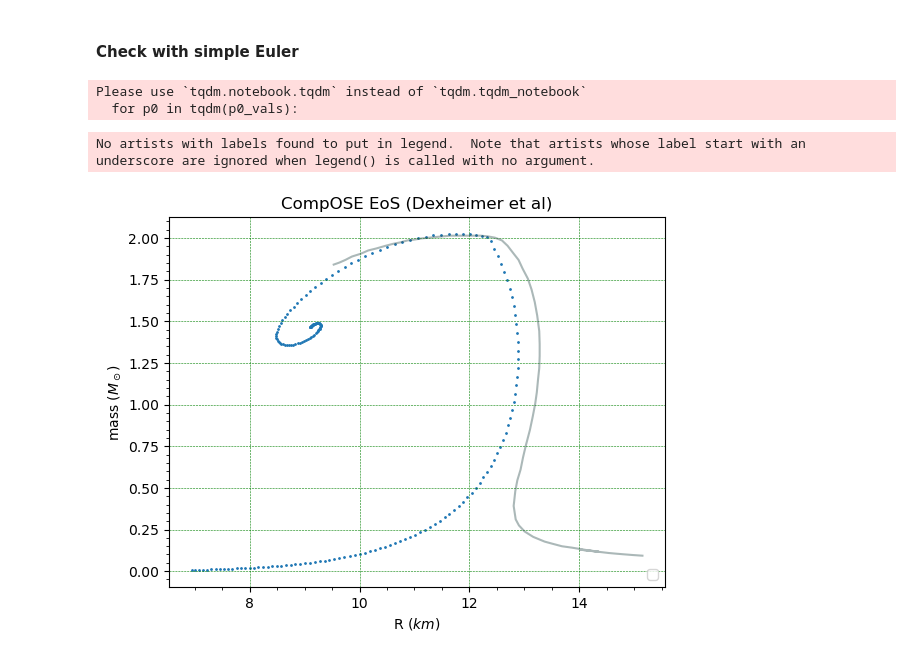
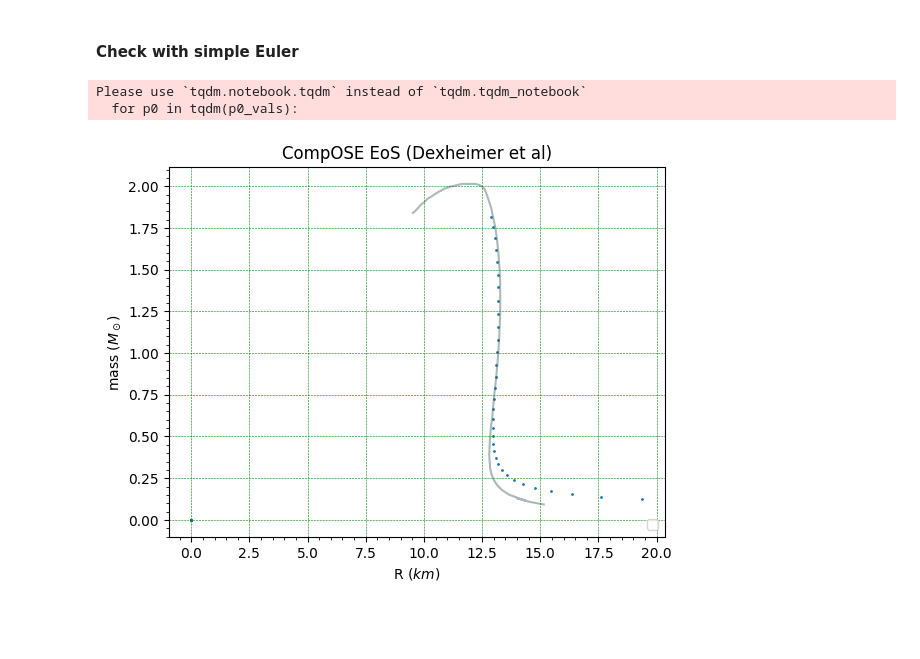
Before and after one commit to RiccardoMar/Numerical_project, a Jupyter notebook: TOV.ipynb, the cells around one changed output. Cells and saved outputs as stored; diff of their text form; code cells hidden in the pictures; blank space fills up the shorter version.

```diff
--- a/TOV.ipynb
+++ b/TOV.ipynb
@@ -473,12 +654,12 @@ def simul(R, rmin, N, fu, fx, p0, m0):
     return P,M,r,r_stop
 # %%
-def integrate(Rmax, Rmin, N, dmdr, dpdr, P0, gamma):
+def integrate(dr_init, Rmin, N, dmdr, dpdr, P0, gamma):
 
     m = 0
     p0 = P0
 
-    Peq,M,r,r_stop  = simul(Rmax, Rmin, N, dmdr[0], dpdr[0], p0, m0)
-    Pax,M,r,r_stop1 = simul(Rmax, Rmin, N, dmdr[1], dpdr[1], p0, m0)
+    Peq,M,r,r_stop  = simul(dr_init, Rmin, N, dmdr[0], dpdr[0], p0, m0)
+    Pax,M,r,_ = simul(dr_init, Rmin, N, dmdr[1], dpdr[1], p0, m0)
 
     axes[0].plot(      1e-18*r,            Peq,    c = cm.cool(col), linewidth = 0.2, label = f"$\gamma = ${gamma}, $M = ${M[-1]*0.8e-60*c2:.2f} $M_\odot$")
     axes[1].plot(1e-18*r*gamma,      Pax/gamma,    c = cm.cool(col), linewidth = 0.2, label = f"$\gamma = ${gamma}, $M = ${M[-1]*0.8e-60*c2:.2f} $M_\odot$")
@@ -493,15 +674,15 @@ Note that the number of steps N is chosen in tandem with the cut-off parameter e
 fig, axes = plt.subplots(1, 3, figsize=(12.5, 6.5))
 
 # set integration limits in fm units
-Rmax = 2.2*1e19
+dr_init = 5e16
 Rmin = 1e-15
 # number of steps
-N = 50000
+N = 10000
 gamma_vals =  [1] # np.linspace(0.8,1.2,5)
-p0_vals    =  np.logspace(1,7,150) # np.linspace(10,220,30) #
+p0_vals    =    np.logspace(-1,2,100) # np.linspace(1,200,30) #
 
-eos_pick = 2     # 0 for custom EoS, 1 for CompOSE input, 2 for Fermi gas
-fit_pick = 1     # 0 for polynomial and spline combined fit, 1 for linear on log fit
+eos_pick = 4     # 0 for custom EoS, 1 for CompOSE input, 2 for Fermi gas, 3 for github (only with fit_pick=2), 4 for merged CompOSE-github (only with fit_pick=2)
+fit_pick = 2     # 0 for polynomial and spline combined fit, 1 for linear on log fit, 2 for interpolation
 
 dmdr = [dmdr_equit, dmdr_axial]
 dpdr = [dpdr_equit, dpdr_axial]
@@ -519,7 +700,7 @@ for gamma in tqdm(gamma_vals):
     for p0 in tqdm(p0_vals):
 
         col = 1.2*gamma-0.6
-        Peq,Pax,M,r,r_stop = integrate(Rmax, Rmin, N, dmdr, dpdr, p0, gamma)
+        Peq,Pax,M,r,r_stop = integrate(dr_init, Rmin, N, dmdr, dpdr, p0, gamma)
 
         for j in range(len(M)):
             if not math.isnan(M[-j-1]):
@@ -552,7 +733,7 @@ axes[1].minorticks_on()
 #axes[1].legend()
 
 plt.tight_layout()
-plt.savefig(f'graphs{eos_pick}.png', bbox_inches = 'tight', dpi=300)
+plt.savefig(f'output/graphs{eos_pick}.png', bbox_inches = 'tight', dpi=300)
 # %% [output]
 Please use `tqdm.notebook.tqdm` instead of `tqdm.tqdm_notebook`
   for gamma in tqdm(gamma_vals):
@@ -593,7 +780,7 @@ plt.savefig(f'mass_function{eos_pick}.png', bbox_inches = 'tight', dpi=300)
 # %%
 # Euler
 
-def fp(p,m,r): return - (Gc2/r**2)*(eps(p)+p)*(m+4*np.pi*(r**3)*p/c2)/f(r,m)
+def fp(p,m,r): return - (Gc2/r**2)*(eps(p)+p)*(m+4*np.pi*(r**3)*p/c2)/f_metric(r,m)
 def fm(p,m,r): return 4*np.pi*(r**2)*eps(p)/c2
 # %%
 def integ_Euler(p0,r0,N,dr):
@@ -610,7 +797,7 @@ def integ_Euler(p0,r0,N,dr):
         mlist += [mlist[-1]+dr*fm(plist[-1],mlist[-1],r)]
         r += dr
         rlist += [r]
-        if plist[-1] <= 0.0000001:
+        if plist[-1] <= 0:
             j=i
             break
 
@@ -620,44 +807,43 @@ def integ_Euler(p0,r0,N,dr):
 Rmax = 2.2*1e19
 Rmin = 1e-15
 # number of steps
-N = 50000
+N = 1000
 dr = (Rmax-Rmin)/N
-p0_vals    = np.logspace(-2,7,200)
+p0_vals    = np.logspace(-1,2,50)
 
-eos_pick = 1     # 0 for custom EoS, 1 for CompOSE input, 2 for Fermi gas
-fit_pick = 1     # 0 for polynomial and spline combined fit, 1 for linear on log fit
+eos_pick = 4     # 0 for custom EoS, 1 for CompOSE input, 2 for Fermi gas, 3 for github (only with fit_pick=2), 4 for merged CompOSE-github (only with fit_pick=2)
+fit_pick = 2     # 0 for polynomial and spline combined fit, 1 for linear on log fit, 2 for interpolation
 
 Mlis = []
 Rlis = []
 
 for p0 in tqdm(p0_vals):
 
     x,y,z = integ_Euler(p0,Rmin,N,dr)
     Mlis += [y[z]]
     Rlis += [x[z]]
 
 plt.scatter(np.array(Rlis)*1e-18,np.array(Mlis)*0.8964e-60*c2, s=1)
 
 if eos_pick == 0:
     for i in range(len(radii_paper)):
         plt.plot(np.array(radii_paper[i])*(2/3)+10, np.array(masses_paper[i]), c = 'grey', alpha= 0.5)
     plt.legend(loc = 4)
     plt.title('EoS (Zubairi et al)')
-if eos_pick == 1:
+if eos_pick == 1 or eos_pick == 4:
     plt.plot(radii_compose, masses_compose, c = 'darkslategrey', alpha= 0.4)
     plt.legend(loc = 4)
     plt.title('CompOSE EoS (Dexheimer et al)')
 if eos_pick == 2:
     plt.plot(radii_fermi, masses_fermi, c = 'darkslategrey', alpha= 0.4)
     plt.legend(loc = 4)
     plt.title('Fermi gas EoS')
 
 plt.xlabel("R $(km)$")
 plt.ylabel("mass $(M_\odot)$")
 plt.grid(c='green', linestyle='--', linewidth = 0.4)
 plt.minorticks_on()
 # %% [output]
 Please use `tqdm.notebook.tqdm` instead of `tqdm.tqdm_notebook`
   for p0 in tqdm(p0_vals):
-No artists with labels found to put in legend.  Note that artists whose label start with an underscore are ignored when legend() is called with no argument.
-[figure, old version]
+[figure, new version]
```
Also changed, not shown: parts of 27 cells of this notebook.
